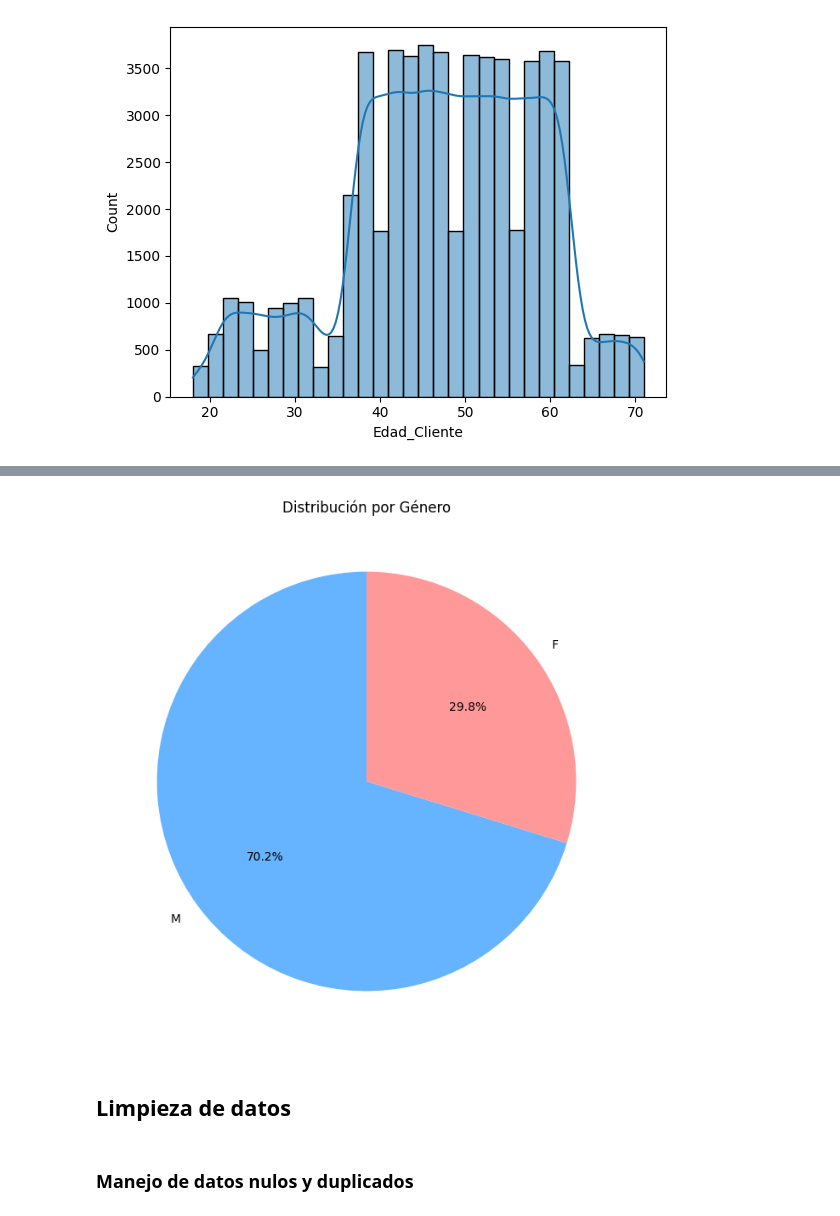
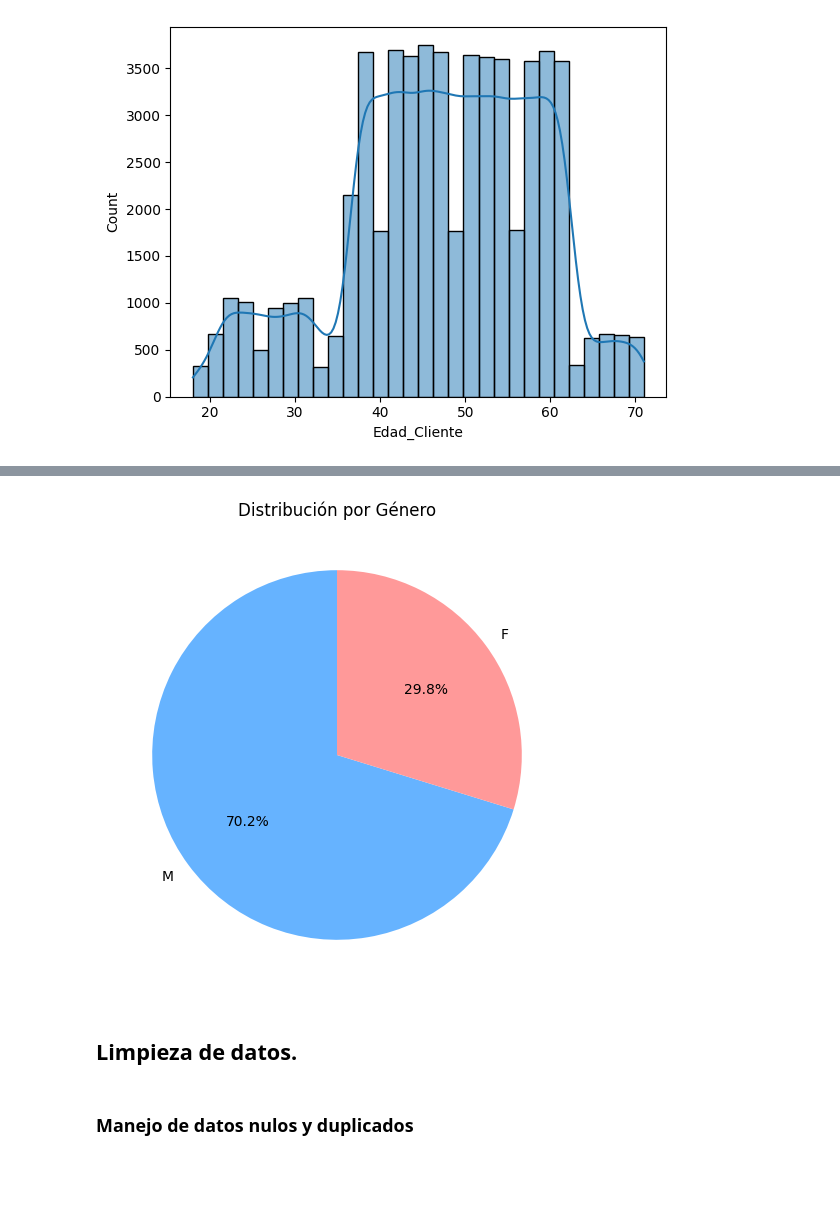
Before and after one commit to seerraa16/IA-LetsGo, a Jupyter notebook: analisis.ipynb, the cells around one changed output, grey strips where cells are left out. Saved outputs shown, nothing was run; the diff lists cells and outputs as text; code cells hidden in the pictures; blank space fills up the shorter version.

```diff
--- a/analisis.ipynb
+++ b/analisis.ipynb
@@ -42,5 +88,5 @@ from xgboost import XGBClassifier
 # %%
-data = pd.read_csv("data/IA_PROPENSITY_TRAIN.csv", index_col=0)
+data = pd.read_csv("data/raw/IA_PROPENSITY_TRAIN.csv", index_col=0)
 data.head()
 # %% [output]
 |  | PRODUCTO | TIPO_CARROCERIA | COMBUSTIBLE | Potencia | TRANS | FORMA_PAGO | ESTADO_CIVIL | GENERO | ... |
@@ -112,19 +153,17 @@ plt.show()'''
 # %%
 conteo_genero = data['GENERO'].value_counts()
-
-# Crear el diagrama de pastel
-plt.figure(figsize=(8, 8))
+plt.figure(figsize=(6, 6))
 plt.pie(conteo_genero,
         labels=conteo_genero.index,
         autopct='%1.1f%%',
         startangle=90,
-        colors=['#66b3ff', '#ff9999', '#99ff99', '#ffcc99'])  # Puedes ajustar los colores según el número de categorías
+        colors=['#66b3ff', '#ff9999', '#99ff99', '#ffcc99'])
 plt.title("Distribución por Género")
 plt.show()
 # %% [output]
-[figure, old version]
+[figure, new version]
 # %% [markdown]
-## Limpieza de datos
+## **Limpieza de datos.**
 # %% [markdown]
 ### Manejo de datos nulos y duplicados
 # %%
```
Also changed, not shown: parts of 46 cells of this notebook, 5 other files.
